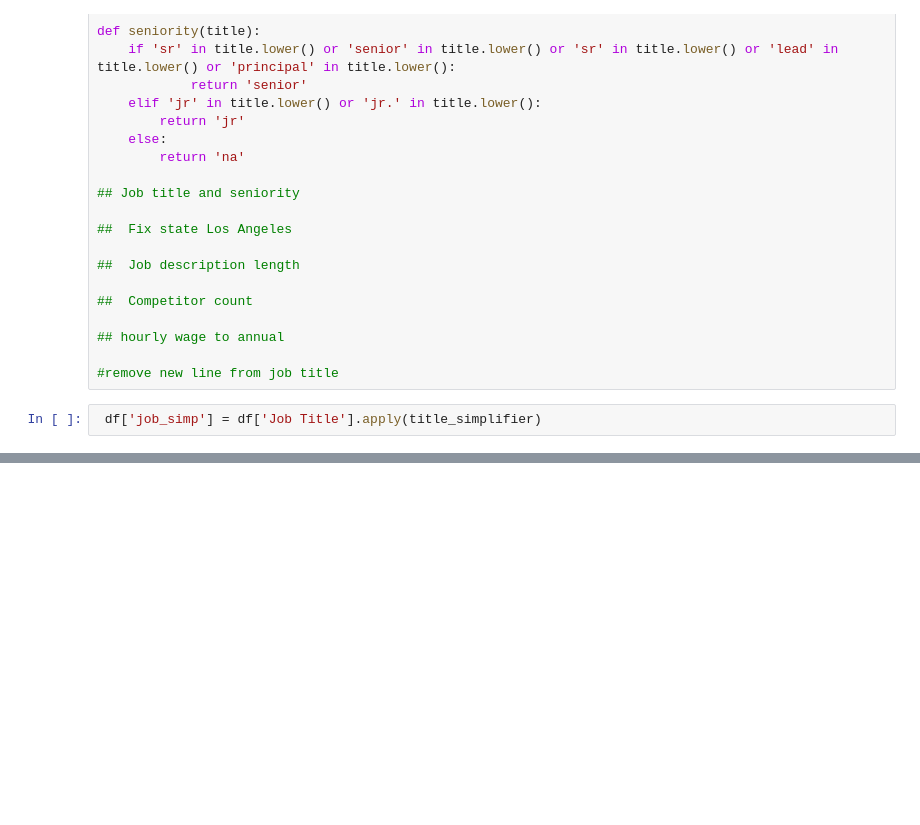
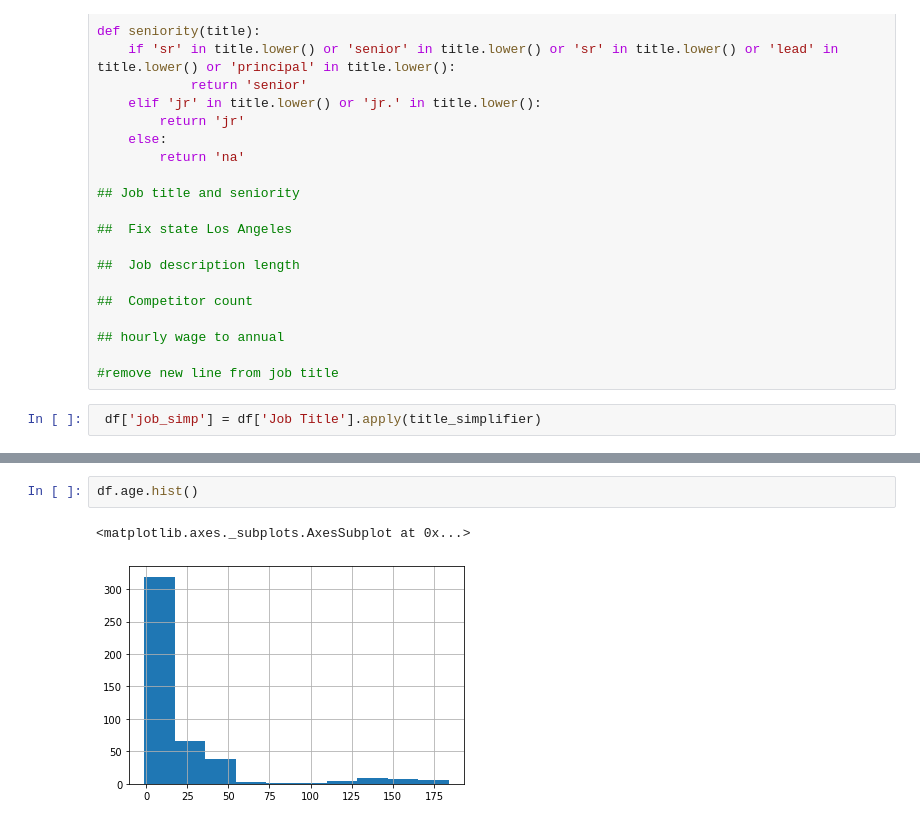
Before and after one commit to Jagan-droid/ds_salary_proj, a Jupyter notebook: eda_data.ipynb, the cells around one changed output, grey strips where cells are left out. Cells and saved outputs as stored; diff of their text form; blank space fills up the shorter version.

```diff
--- a/eda_data.ipynb
+++ b/eda_data.ipynb
@@ -85,0 +205,5 @@ Name: hq_country, dtype: int64
+# %%
+df.age.hist()
+# %% [output]
+<matplotlib.axes._subplots.AxesSubplot at 0x...>
+[figure, added]
```
Also changed, not shown: parts of 39 cells of this notebook.
